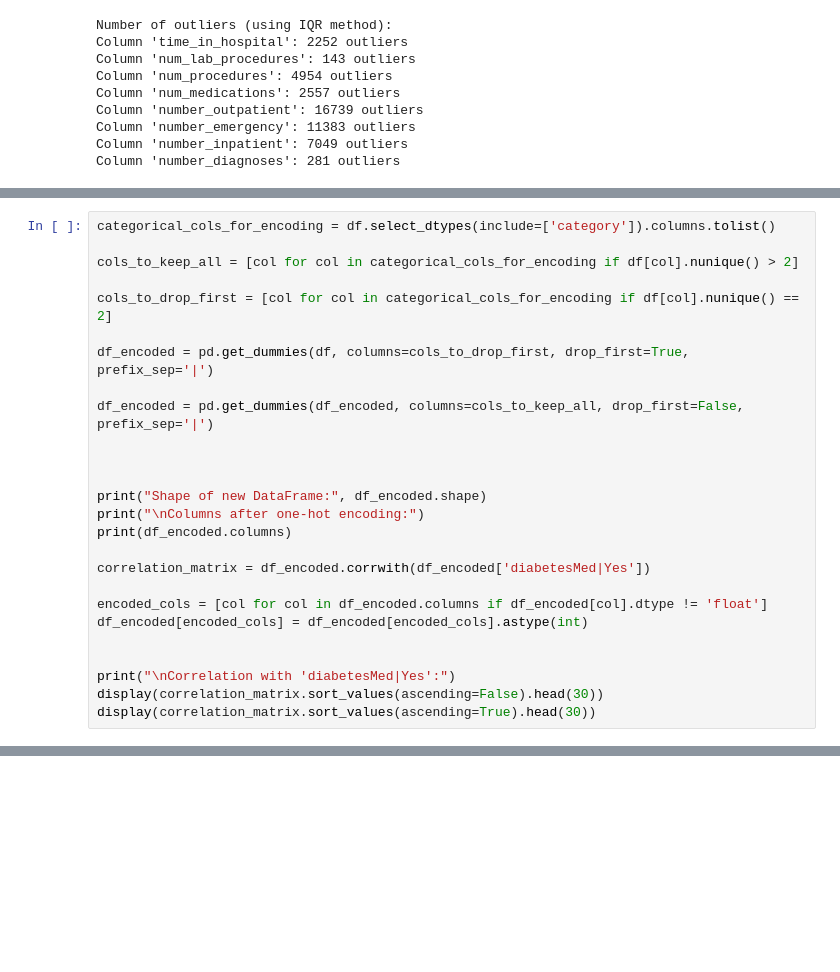
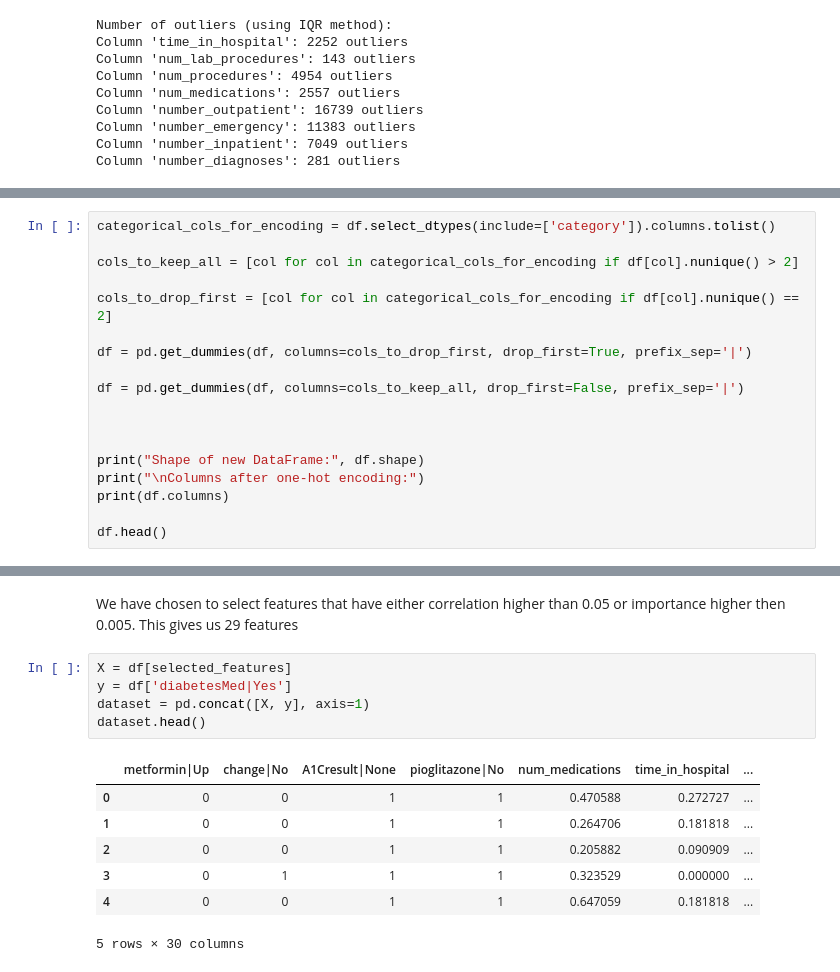
Before and after one commit to kurcinamarian/ZNEUS-2025-Diabetes, a Jupyter notebook: notebooks/DataAnalysis.ipynb, the cells around one changed output, grey strips where cells are left out. Saved outputs shown, nothing was run; the diff lists cells and outputs as text; blank space fills up the shorter version.

```diff
--- a/notebooks/DataAnalysis.ipynb
+++ b/notebooks/DataAnalysis.ipynb
@@ -377,23 +395,15 @@ cols_to_keep_all = [col for col in categorical_cols_for_encoding if df[col].nuni
 
 cols_to_drop_first = [col for col in categorical_cols_for_encoding if df[col].nunique() == 2]
 
-df_encoded = pd.get_dummies(df, columns=cols_to_drop_first, drop_first=True, prefix_sep='|')
+df = pd.get_dummies(df, columns=cols_to_drop_first, drop_first=True, prefix_sep='|')
 
-df_encoded = pd.get_dummies(df_encoded, columns=cols_to_keep_all, drop_first=False, prefix_sep='|')
+df = pd.get_dummies(df, columns=cols_to_keep_all, drop_first=False, prefix_sep='|')
 
 
 
-print("Shape of new DataFrame:", df_encoded.shape)
+print("Shape of new DataFrame:", df.shape)
 print("\nColumns after one-hot encoding:")
-print(df_encoded.columns)
+print(df.columns)
 
-correlation_matrix = df_encoded.corrwith(df_encoded['diabetesMed|Yes'])
-
-encoded_cols = [col for col in df_encoded.columns if df_encoded[col].dtype != 'float']
-df_encoded[encoded_cols] = df_encoded[encoded_cols].astype(int)
-
-
-print("\nCorrelation with 'diabetesMed|Yes':")
-display(correlation_matrix.sort_values(ascending=False).head(30))
-display(correlation_matrix.sort_values(ascending=True).head(30))
+df.head()
 # %% [output]
@@ -752,0 +584,15 @@ ROC-AUC:      0.9972
+# %% [markdown]
+We have chosen to select features that have either correlation higher than 0.05 or importance higher then 0.005. This gives us 29 features
+# %%
+X = df[selected_features]
+y = df['diabetesMed|Yes']
+dataset = pd.concat([X, y], axis=1)
+dataset.head()
+# %% [output]
+|  | metformin|Up | change|No | A1Cresult|None | pioglitazone|No | num_medications | time_in_hospital | ... |
+| 0 | 0 | 0 | 1 | 1 | 0.470588 | 0.272727 | ... |
+| 1 | 0 | 0 | 1 | 1 | 0.264706 | 0.181818 | ... |
+| 2 | 0 | 0 | 1 | 1 | 0.205882 | 0.090909 | ... |
+| 3 | 0 | 1 | 1 | 1 | 0.323529 | 0.000000 | ... |
+| 4 | 0 | 0 | 1 | 1 | 0.647059 | 0.181818 | ... |
+5 rows × 30 columns
```
Also changed, not shown: parts of 39 cells of this notebook, 1 other file.
